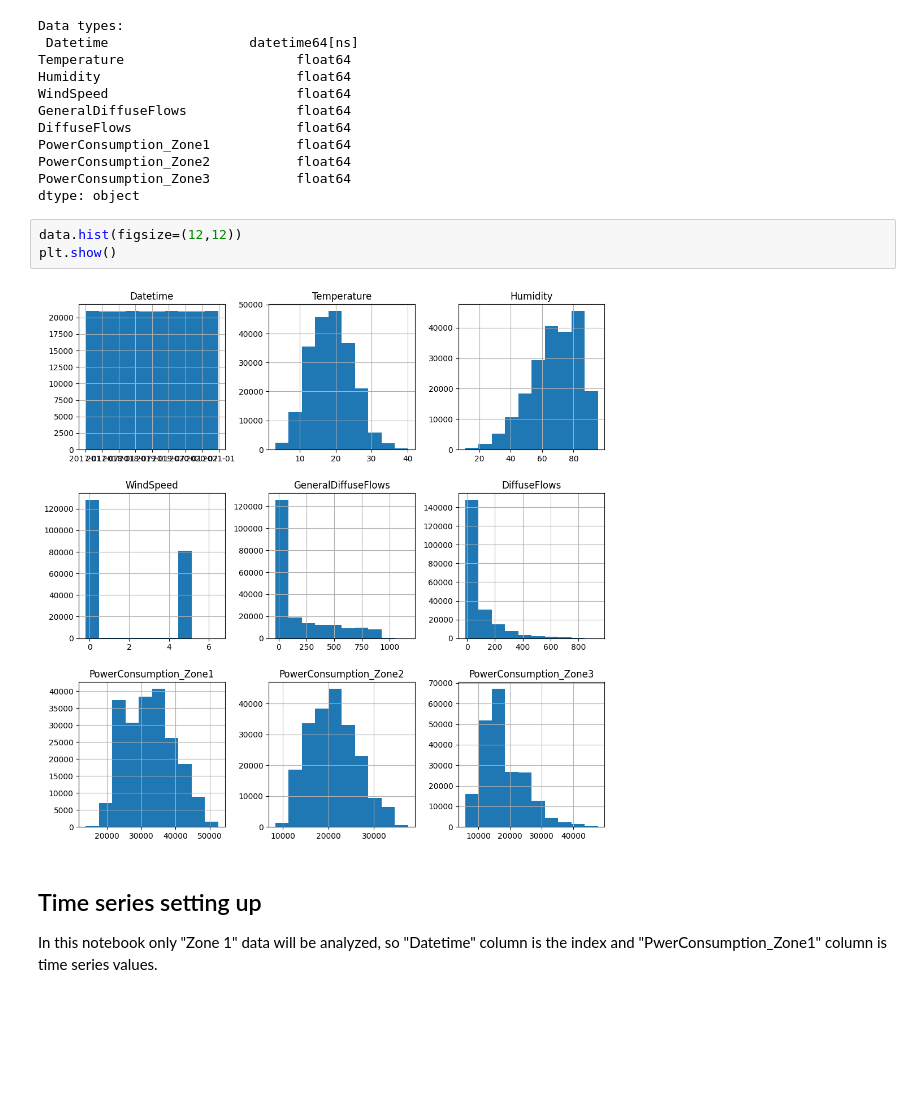
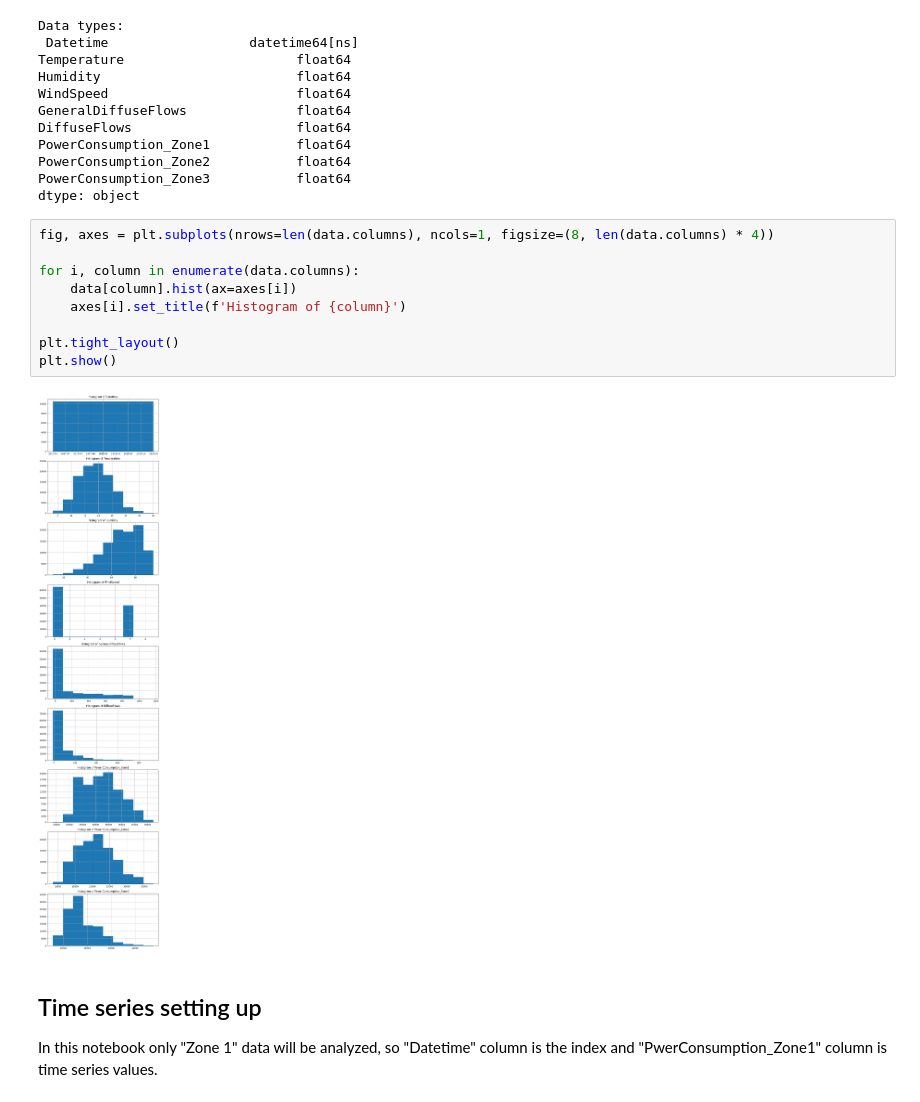
Before and after one commit to MrArthor/CDAC_Project_Work, a Jupyter notebook: Topic_2/Implementation/Manual Implementation - Copy.ipynb, the cells around one changed output. Saved outputs shown, nothing was run; the diff lists cells and outputs as text; blank space fills up the shorter version.

Commit message:
new data

```diff
--- a/Topic_2/Implementation/Manual Implementation - Copy.ipynb
+++ b/Topic_2/Implementation/Manual Implementation - Copy.ipynb
@@ -83,10 +72,16 @@ PowerConsumption_Zone2           float64
 PowerConsumption_Zone3           float64
 dtype: object
 # %%
-data.hist(figsize=(12,12))
+fig, axes = plt.subplots(nrows=len(data.columns), ncols=1, figsize=(8, len(data.columns) * 4))
+
+for i, column in enumerate(data.columns):
+    data[column].hist(ax=axes[i])
+    axes[i].set_title(f'Histogram of {column}')
+
+plt.tight_layout()
 plt.show()
 # %% [output]
-[figure, old version]
+[figure, new version]
 # %% [markdown]
 ## Time series setting up
 
```
Also changed, not shown: parts of 18 cells of this notebook.
